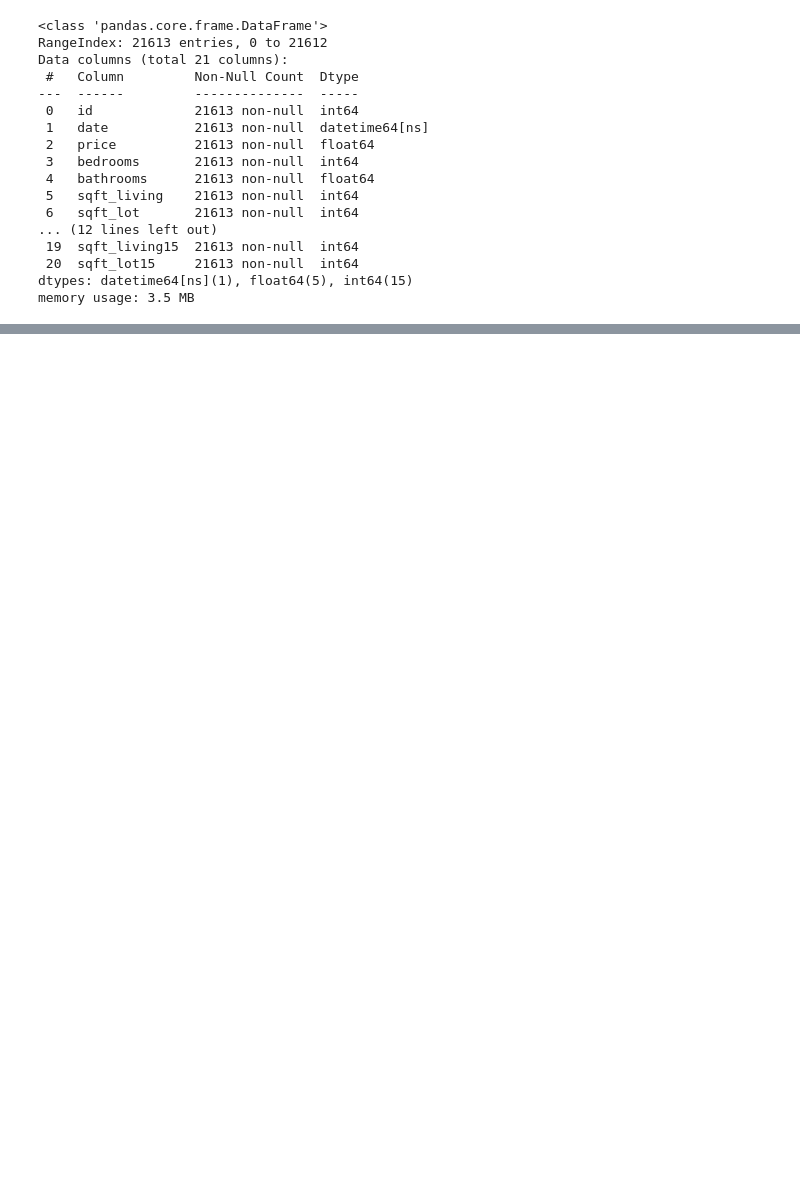
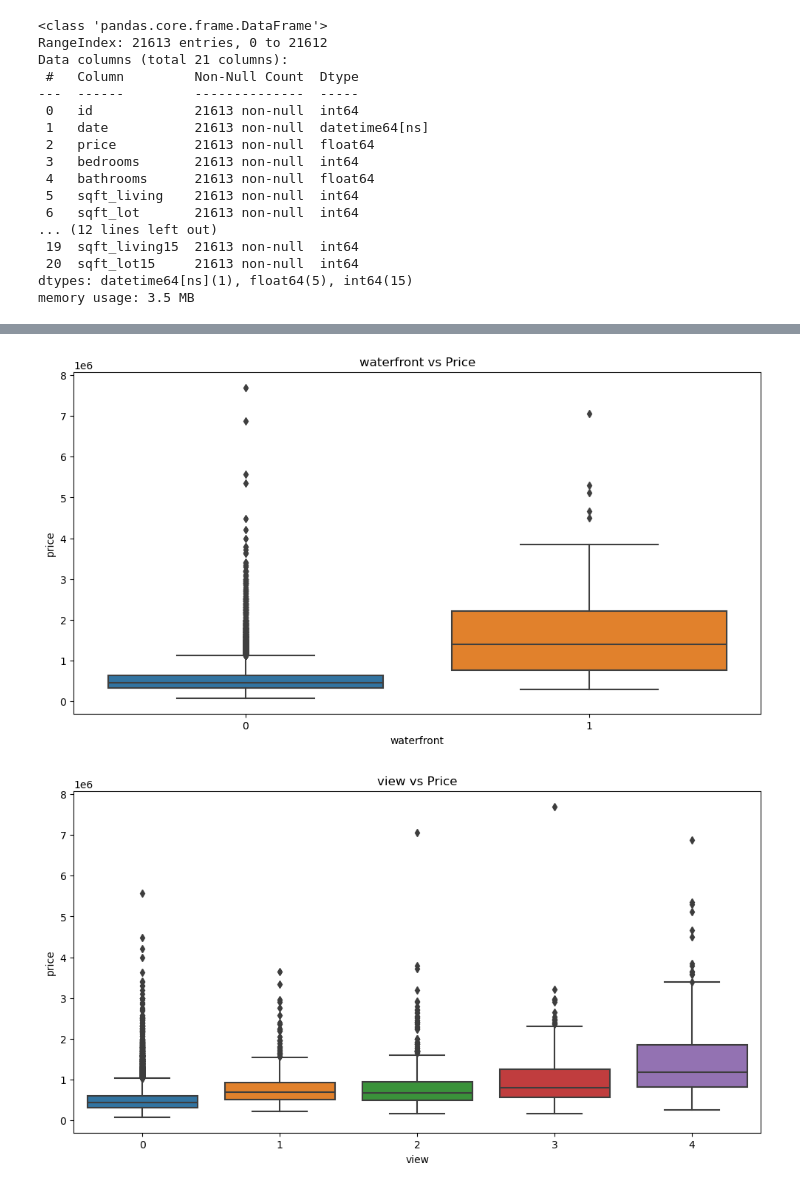
Before and after one commit to NiallGF/First-data-project, a Jupyter notebook: Kaggle Project/Workbooks/eda.ipynb, the cells around one changed output, grey strips where cells are left out. Cells and saved outputs as stored; diff of their text form; code cells hidden in the pictures; blank space fills up the shorter version.

```diff
--- a/Kaggle Project/Workbooks/eda.ipynb
+++ b/Kaggle Project/Workbooks/eda.ipynb
@@ -53,0 +101,11 @@ plt.show()
+# %%
+categorical_cols = ['waterfront', 'view', 'condition', 'grade']
+
+for col in categorical_cols:
+    plt.figure(figsize=(12, 6))
+    sns.boxplot(x=col, y='price', data=df)
+    plt.title(f'{col} vs Price')
+    plt.show()
+# %% [output]
+[figure, added]
+[figure, added]
```
Also changed, not shown: parts of 10 cells of this notebook, 1 other file.
